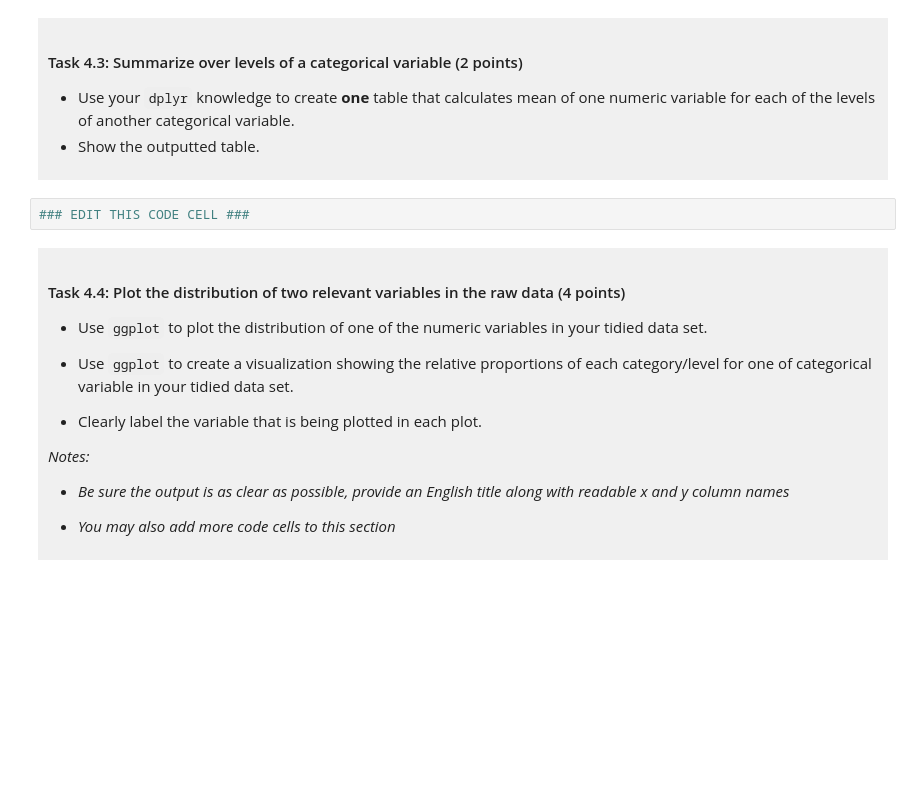
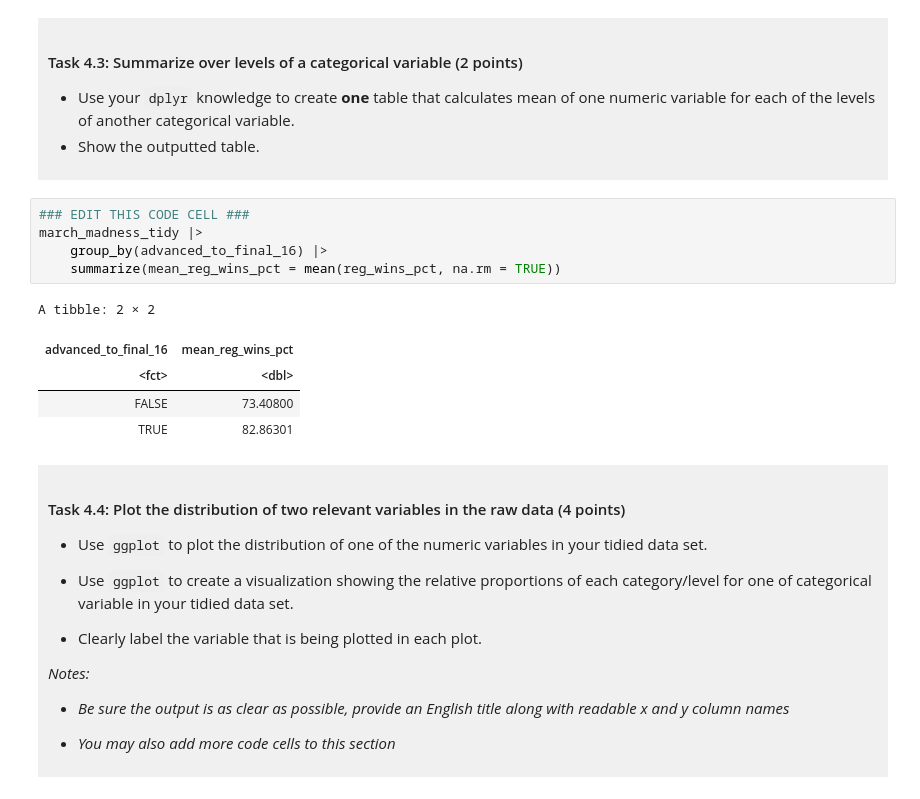
Before and after one commit to erinxr97/dsci-100-project-erin-zhang, a Jupyter notebook: dsci-100-project-notebook.ipynb, the cells around one changed output. Cells and saved outputs as stored; diff of their text form; blank space fills up the shorter version.

```diff
--- a/dsci-100-project-notebook.ipynb
+++ b/dsci-100-project-notebook.ipynb
@@ -304,6 +304,15 @@ A tibble: 1 × 3
 </div>
 # %%
 ### EDIT THIS CODE CELL ###
+march_madness_tidy |>
+    group_by(advanced_to_final_16) |>
+    summarize(mean_reg_wins_pct = mean(reg_wins_pct, na.rm = TRUE))
+# %% [output]
+A tibble: 2 × 2
+| advanced_to_final_16 | mean_reg_wins_pct |
+| <fct> | <dbl> |
+| FALSE | 73.40800 |
+| TRUE | 82.86301 |
 # %% [markdown]
 <div style="background-color: #f0f0f0; padding: 10px;">
 
```
